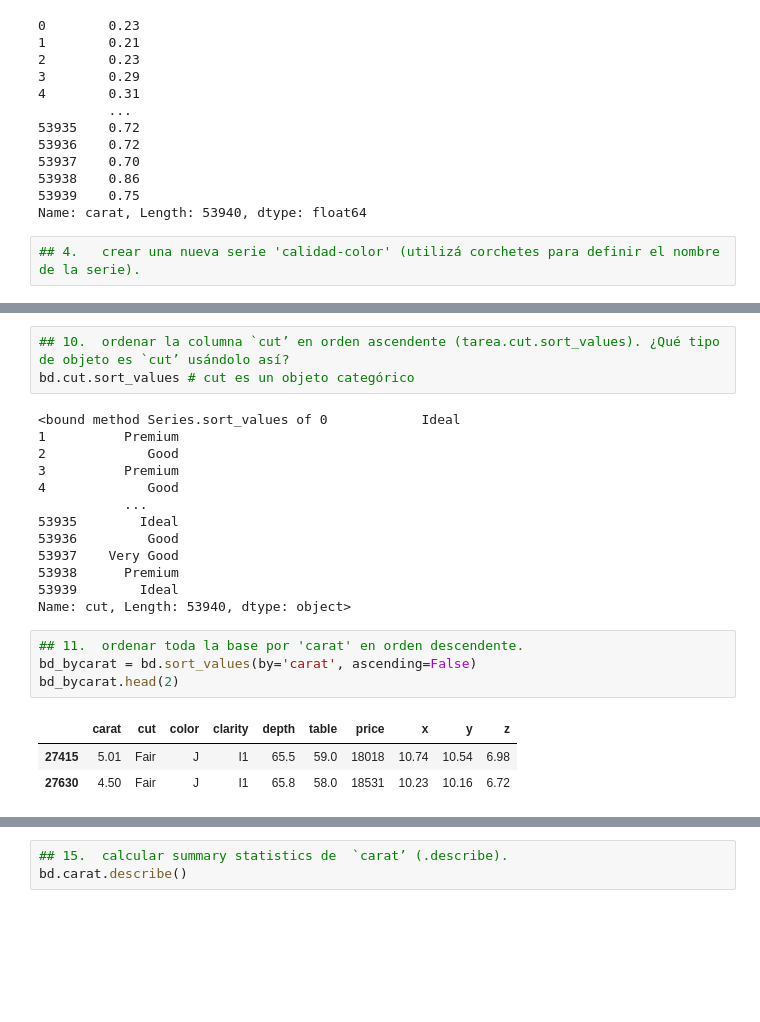
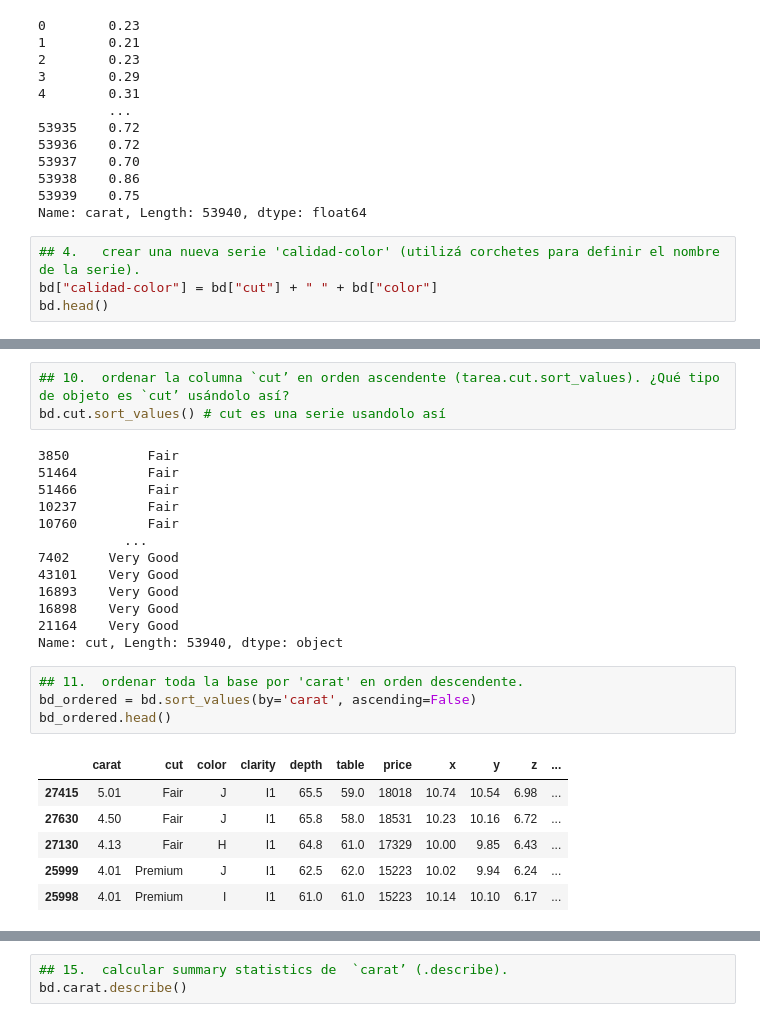
Before and after one commit to mat-gys/HCI-Tarea-1, a Jupyter notebook: tarea1.ipynb, the cells around one changed output, grey strips where cells are left out. Saved outputs shown, nothing was run; the diff lists cells and outputs as text; blank space fills up the shorter version.

```diff
--- a/tarea1.ipynb
+++ b/tarea1.ipynb
@@ -38,3 +38,5 @@ print(bd['carat'])
 Name: carat, Length: 53940, dtype: float64
 # %%
 ## 4.	crear una nueva serie 'calidad-color' (utilizá corchetes para definir el nombre de la serie).
+bd["calidad-color"] = bd["cut"] + " " + bd["color"]
+bd.head()
@@ -112,26 +152,29 @@ bd.shape
 # %%
 ## 10.	ordenar la columna `cut’ en orden ascendente (tarea.cut.sort_values). ¿Qué tipo de objeto es `cut’ usándolo así?
-bd.cut.sort_values # cut es un objeto categórico
+bd.cut.sort_values() # cut es una serie usandolo así
 # %% [output]
-<bound method Series.sort_values of 0            Ideal
-1          Premium
-2             Good
-3          Premium
-4             Good
+3850          Fair
+51464         Fair
+51466         Fair
+10237         Fair
+10760         Fair
            ...
-53935        Ideal
-53936         Good
-53937    Very Good
-53938      Premium
-53939        Ideal
-Name: cut, Length: 53940, dtype: object>
+7402     Very Good
+43101    Very Good
+16893    Very Good
+16898    Very Good
+21164    Very Good
+Name: cut, Length: 53940, dtype: object
 # %%
 ## 11.	ordenar toda la base por 'carat' en orden descendente.
-bd_bycarat = bd.sort_values(by='carat', ascending=False)
-bd_bycarat.head(2)
+bd_ordered = bd.sort_values(by='carat', ascending=False)
+bd_ordered.head()
 # %% [output]
-|  | carat | cut | color | clarity | depth | table | price | x | y | z |
-| 27415 | 5.01 | Fair | J | I1 | 65.5 | 59.0 | 18018 | 10.74 | 10.54 | 6.98 |
-| 27630 | 4.50 | Fair | J | I1 | 65.8 | 58.0 | 18531 | 10.23 | 10.16 | 6.72 |
+|  | carat | cut | color | clarity | depth | table | price | x | y | z | ... |
+| 27415 | 5.01 | Fair | J | I1 | 65.5 | 59.0 | 18018 | 10.74 | 10.54 | 6.98 | ... |
+| 27630 | 4.50 | Fair | J | I1 | 65.8 | 58.0 | 18531 | 10.23 | 10.16 | 6.72 | ... |
+| 27130 | 4.13 | Fair | H | I1 | 64.8 | 61.0 | 17329 | 10.00 | 9.85 | 6.43 | ... |
+| 25999 | 4.01 | Premium | J | I1 | 62.5 | 62.0 | 15223 | 10.02 | 9.94 | 6.24 | ... |
+| 25998 | 4.01 | Premium | I | I1 | 61.0 | 61.0 | 15223 | 10.14 | 10.10 | 6.17 | ... |
 # %%
 ## 12.	filtrar aquellas filas que x>5, y>5 y z>5.
```
Also changed, not shown: parts of 18 cells of this notebook.
